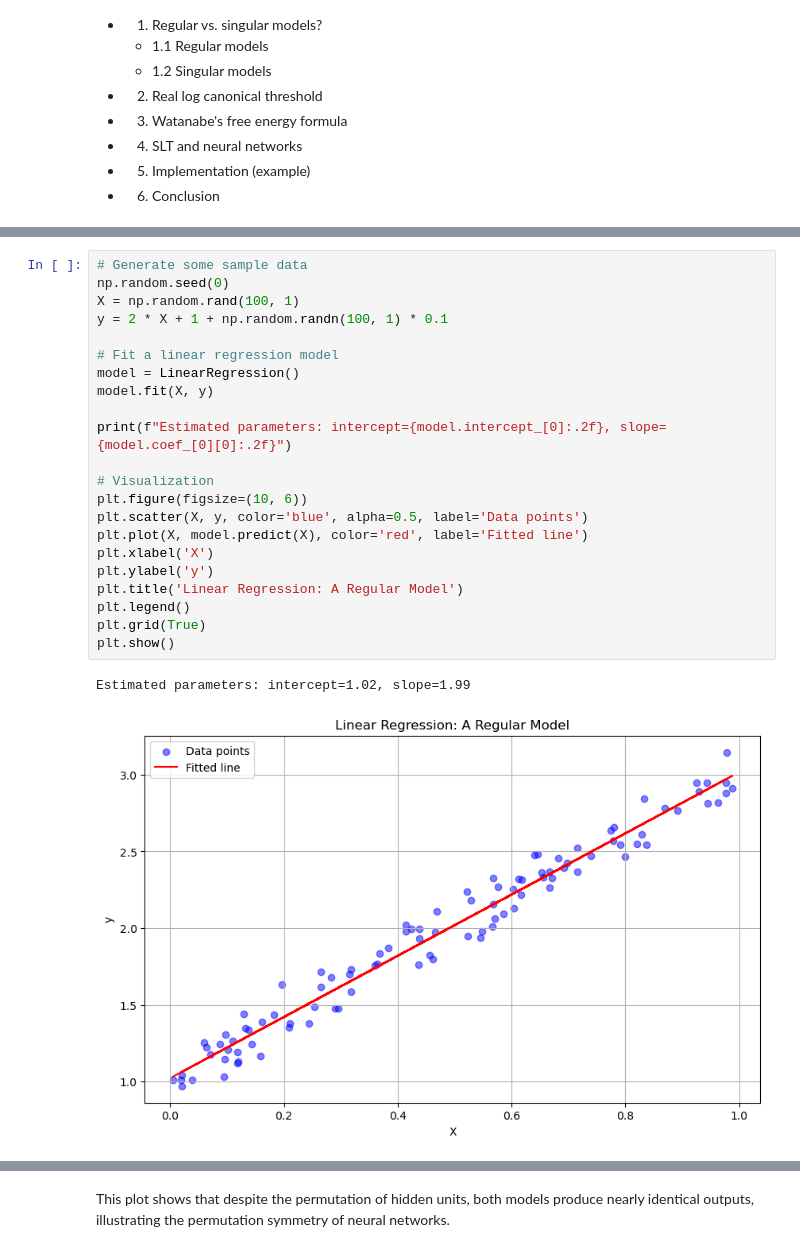
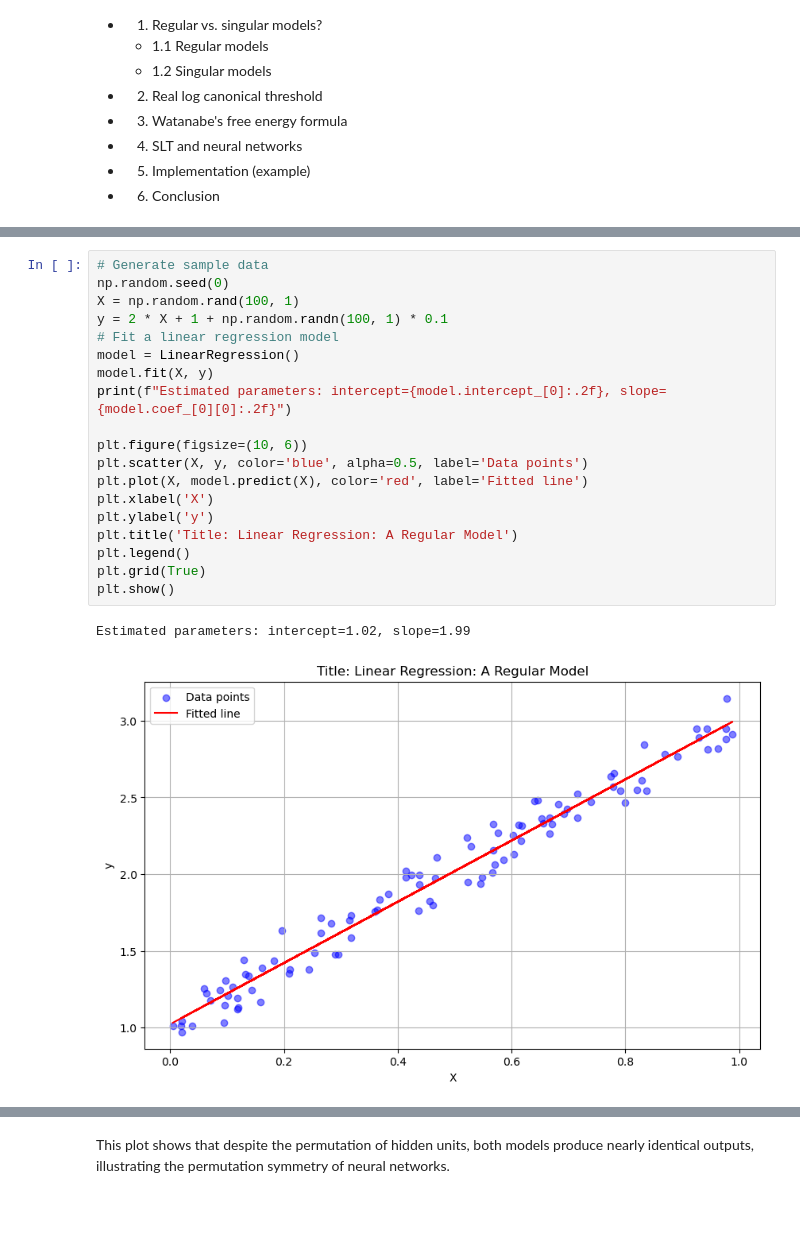
Before and after one commit to tashakim/singular-learning-theory, a Jupyter notebook: main.ipynb, the cells around one changed output, grey strips where cells are left out. Saved outputs shown, nothing was run; the diff lists cells and outputs as text; blank space fills up the shorter version.

```diff
--- a/main.ipynb
+++ b/main.ipynb
@@ -65,26 +66,23 @@ A classic example of a regular model would be linear regression with Gaussian no
 # %%
-# Generate some sample data
+# Generate sample data
 np.random.seed(0)
 X = np.random.rand(100, 1)
 y = 2 * X + 1 + np.random.randn(100, 1) * 0.1
-
 # Fit a linear regression model
 model = LinearRegression()
 model.fit(X, y)
-
 print(f"Estimated parameters: intercept={model.intercept_[0]:.2f}, slope={model.coef_[0][0]:.2f}")
 
-# Visualization
 plt.figure(figsize=(10, 6))
 plt.scatter(X, y, color='blue', alpha=0.5, label='Data points')
 plt.plot(X, model.predict(X), color='red', label='Fitted line')
 plt.xlabel('X')
 plt.ylabel('y')
-plt.title('Linear Regression: A Regular Model')
+plt.title('Title: Linear Regression: A Regular Model')
 plt.legend()
 plt.grid(True)
 plt.show()
 # %% [output]
 Estimated parameters: intercept=1.02, slope=1.99
-[figure, old version]
+[figure, new version]
 # %% [markdown]
```
Also changed, not shown: parts of 44 cells of this notebook, 2 other files.
